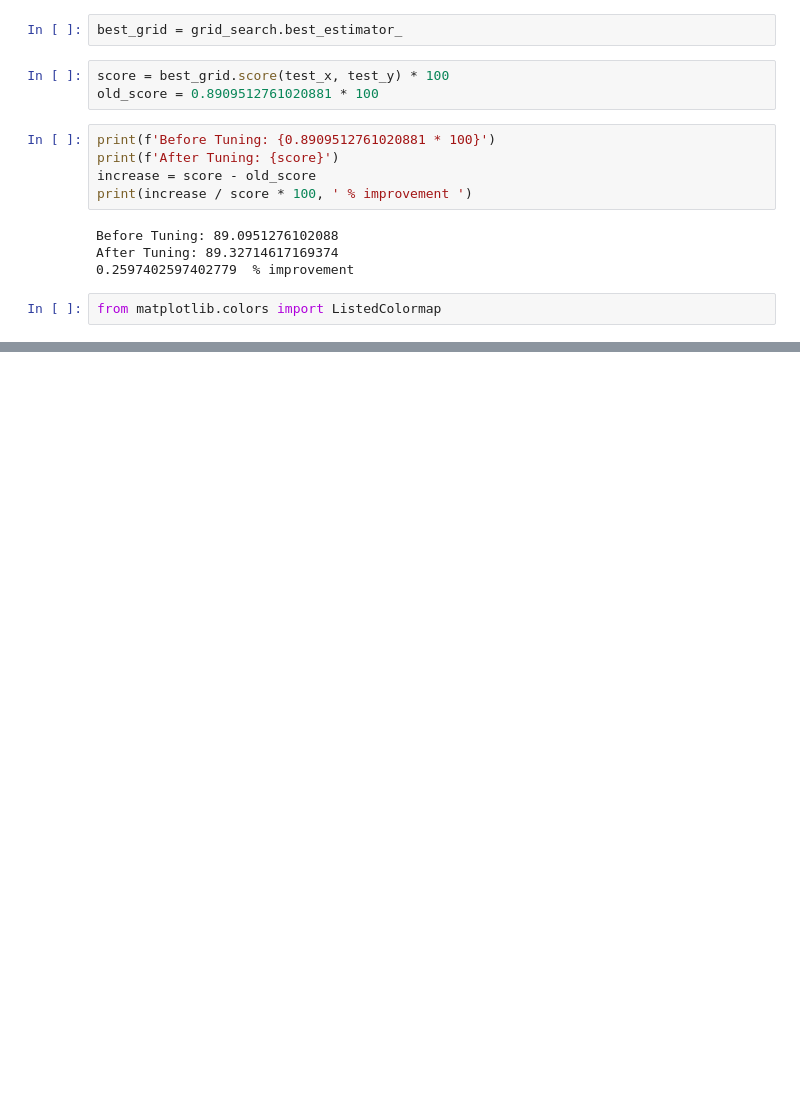
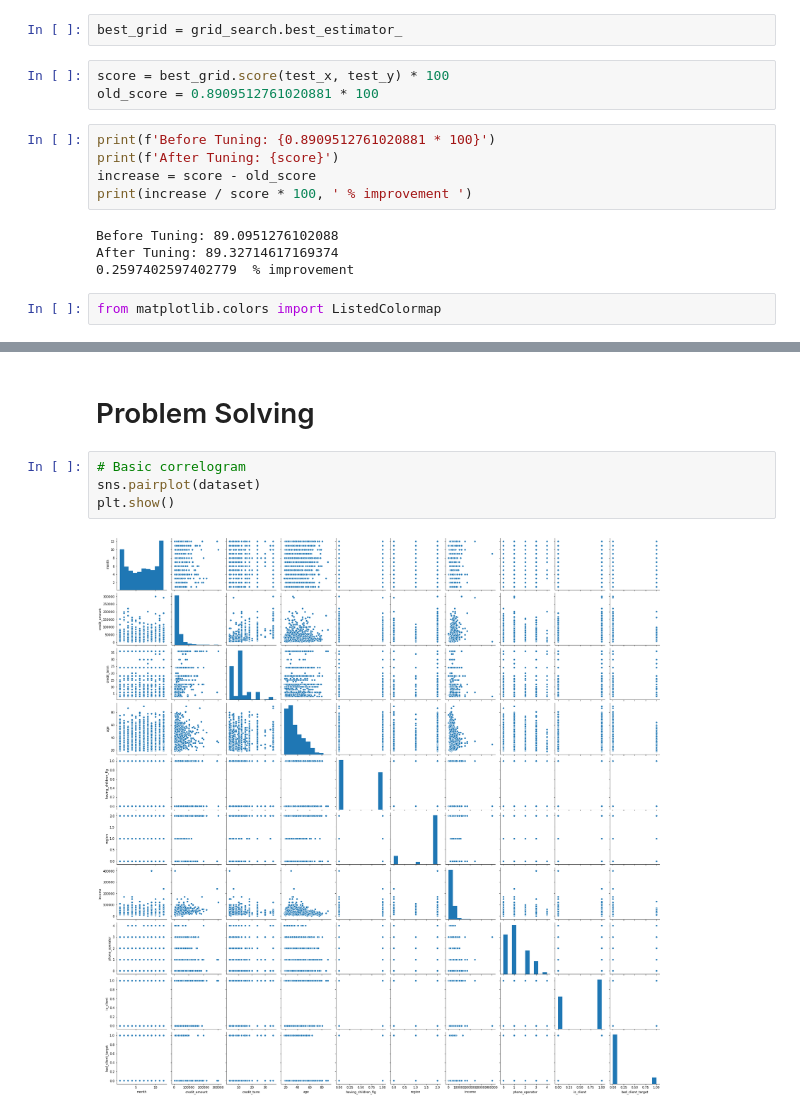
Before and after one commit to RozySky/Machine-Learning-Gizmoz, a Jupyter notebook: Good Or Bad.ipynb, the cells around one changed output, grey strips where cells are left out. Saved outputs shown, nothing was run; the diff lists cells and outputs as text; blank space fills up the shorter version.

```diff
--- a/Good Or Bad.ipynb
+++ b/Good Or Bad.ipynb
@@ -463,0 +492,8 @@ from matplotlib.colors import ListedColormap
+# %% [markdown]
+# Problem Solving
+# %%
+# Basic correlogram
+sns.pairplot(dataset)
+plt.show()
+# %% [output]
+[figure, added]
```
Also changed, not shown: parts of 23 cells of this notebook.
